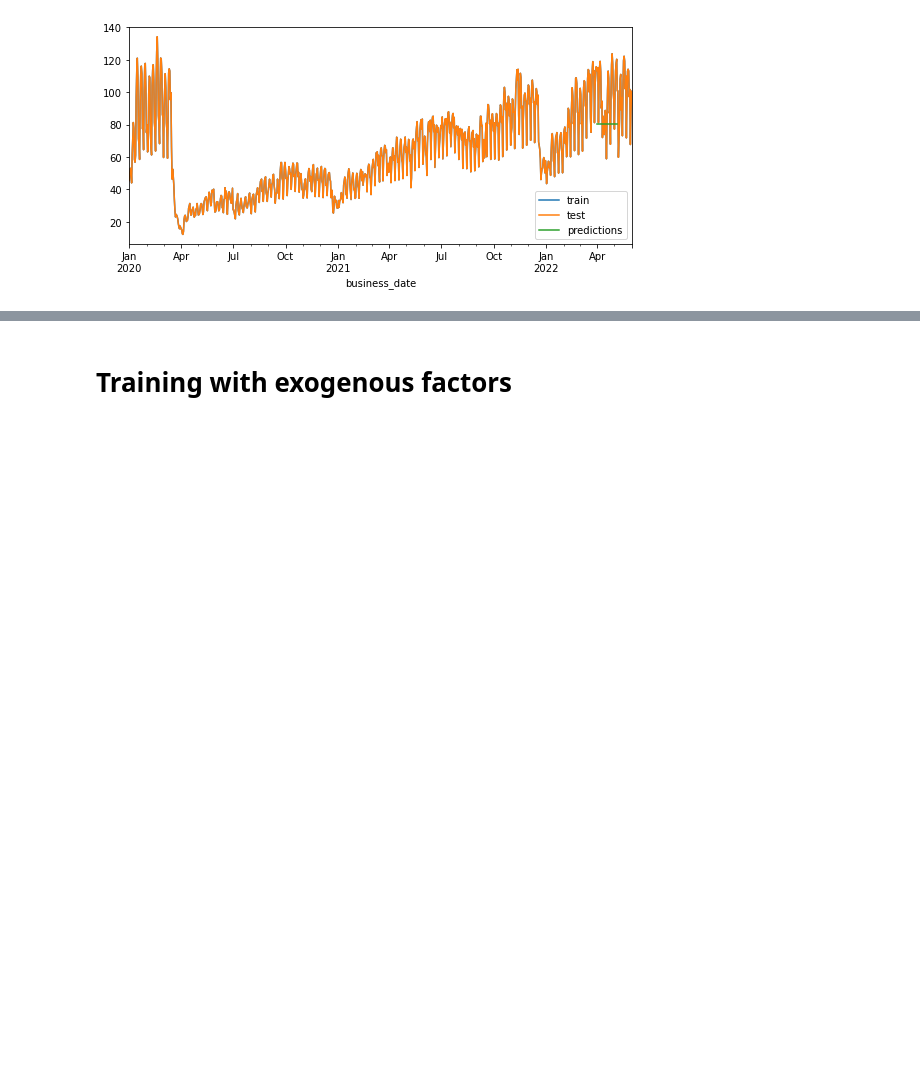
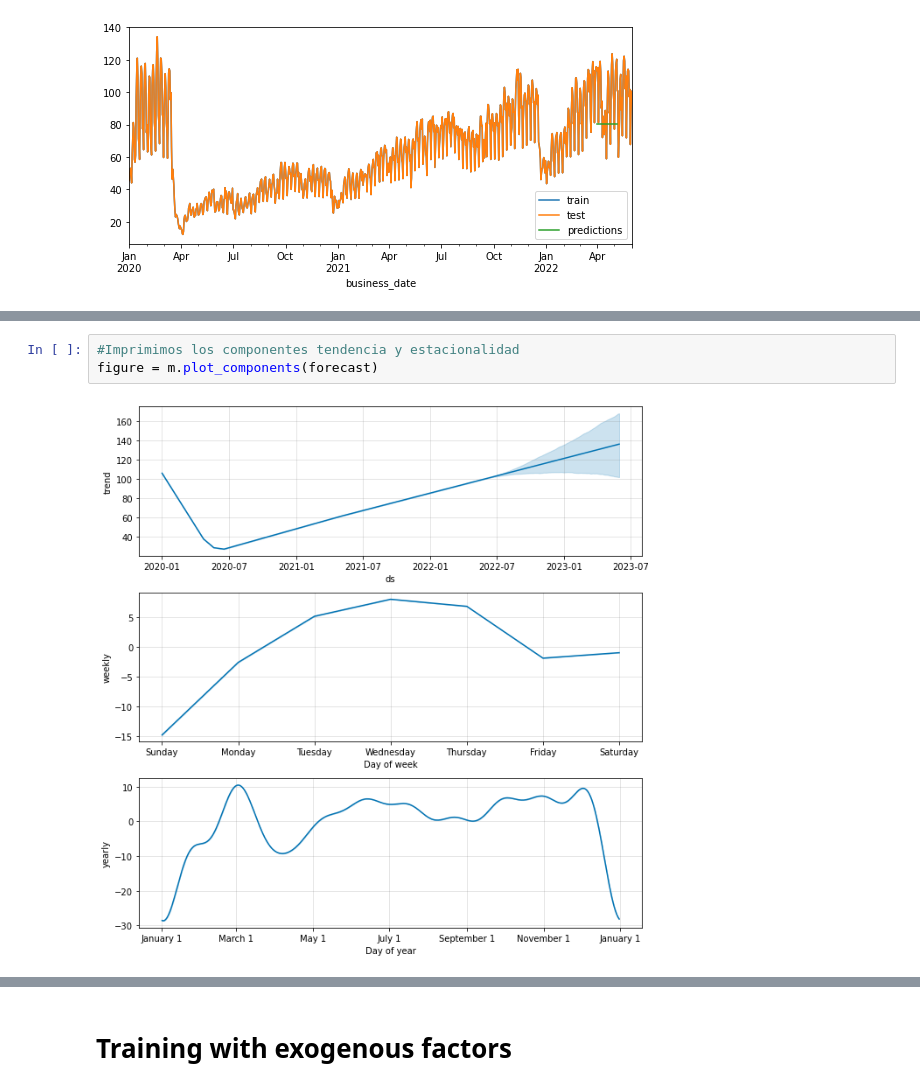
Before and after one commit to a01625364/prisma, a Jupyter notebook: ipynb/Evi2Ent3.ipynb, the cells around one changed output, grey strips where cells are left out. Drawn from its saved outputs; the diff is of its cells as text; blank space fills up the shorter version.

```diff
--- a/ipynb/Evi2Ent3.ipynb
+++ b/ipynb/Evi2Ent3.ipynb
@@ -816,0 +916,5 @@ ax.legend();
+# %%
+#Imprimimos los componentes tendencia y estacionalidad
+figure = m.plot_components(forecast)
+# %% [output]
+[figure, added]
```
Also changed, not shown: parts of 37 cells of this notebook.
